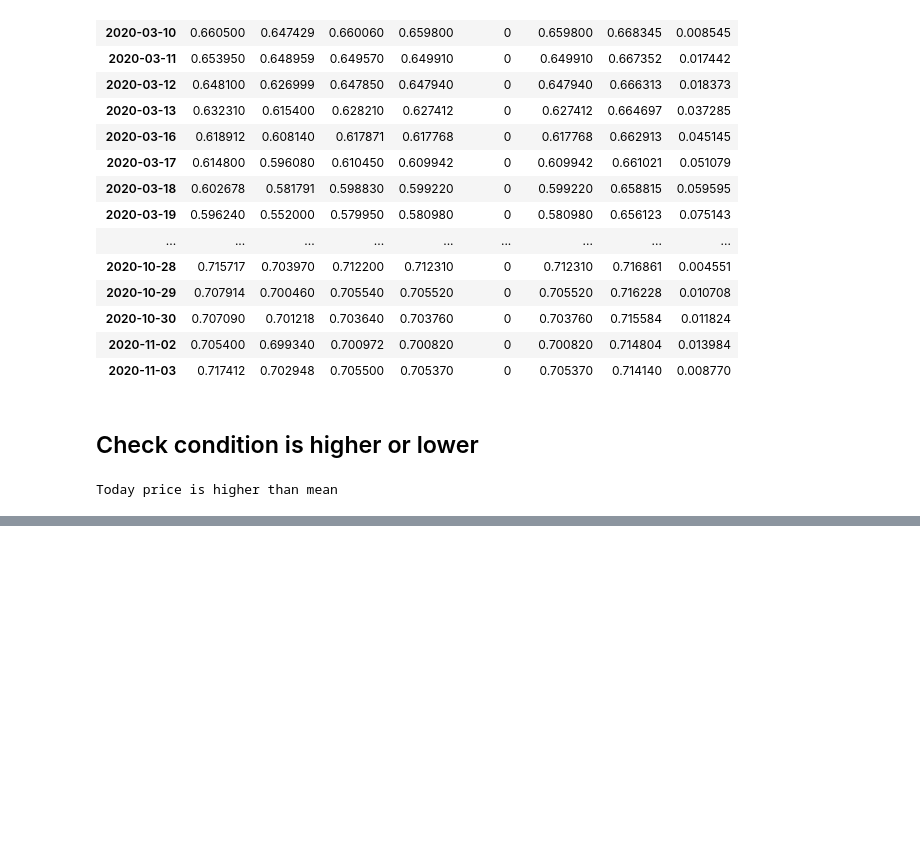
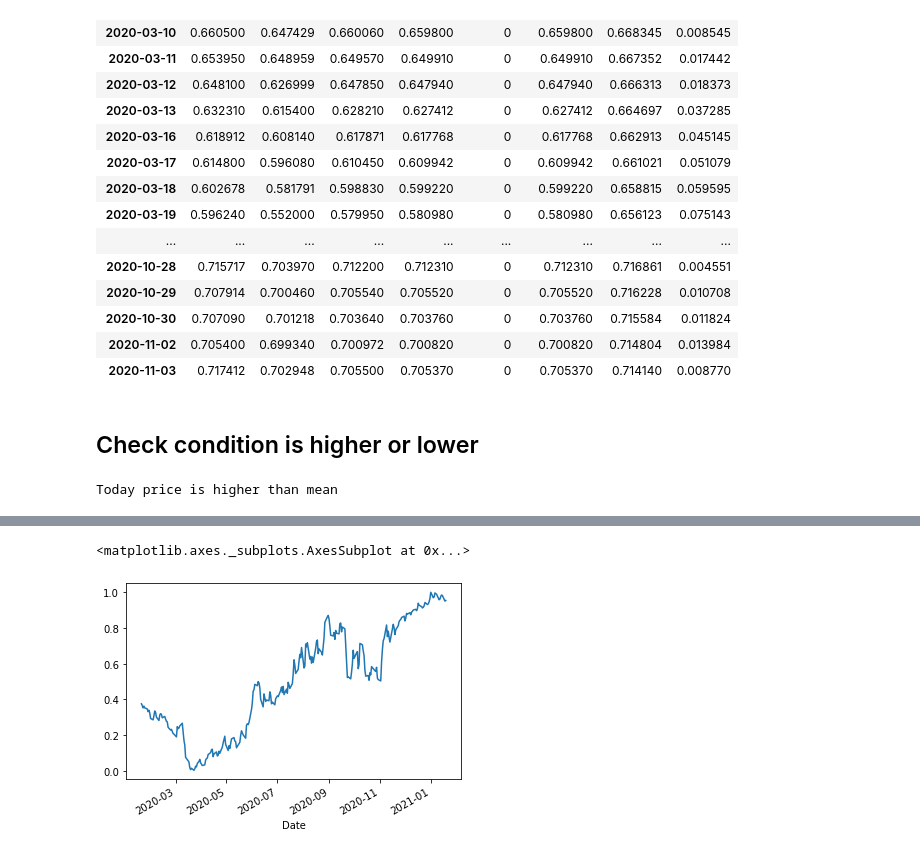
Before and after one commit to tutalae/practice-for-analysing-and-predict-the-price-of-crypto-currency, a Jupyter notebook: Price_Check.ipynb, the cells around one changed output, grey strips where cells are left out. Cells and saved outputs as stored; diff of their text form; code cells hidden in the pictures; blank space fills up the shorter version.

```diff
--- a/Price_Check.ipynb
+++ b/Price_Check.ipynb
@@ -121,3 +121,6 @@ else :
     print("Today price is higher than mean")
 # %% [output]
 Today price is higher than mean
+# %%
+df_sort = DFtotal.sort_values(by = "Dif", ascending = False)
+df_sort
@@ -123,0 +142,3 @@ Today price is higher than mean
+# %%
+df_sort['pctile'] =  DFtotal.sort_values(by = "Dif", ascending = False).rank(pct=True)
+df_sort
@@ -123,0 +162,3 @@ Today price is higher than mean
+# %%
+df_sorted = df_sort.sort_values(by = "Date", ascending = True)
+df_sorted
@@ -123,0 +180,5 @@ Today price is higher than mean
+# %%
+df_sorted["pctile"].plot()
+# %% [output]
+<matplotlib.axes._subplots.AxesSubplot at 0x...>
+[figure, added]
```
Also changed, not shown: parts of 4 cells of this notebook.
